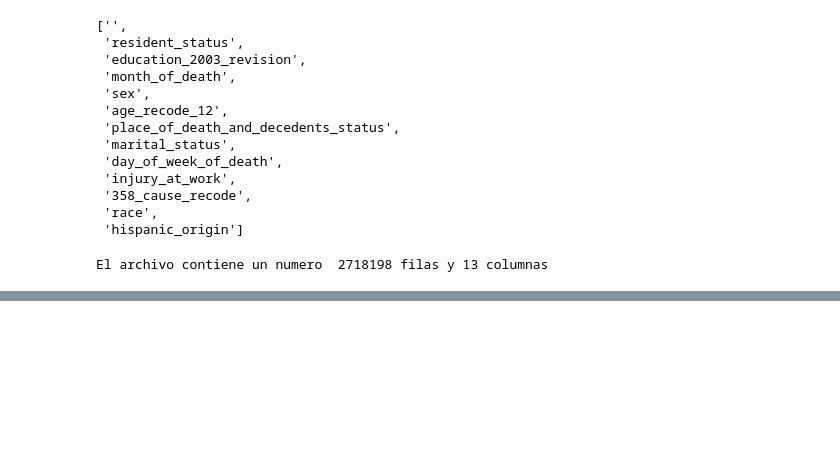
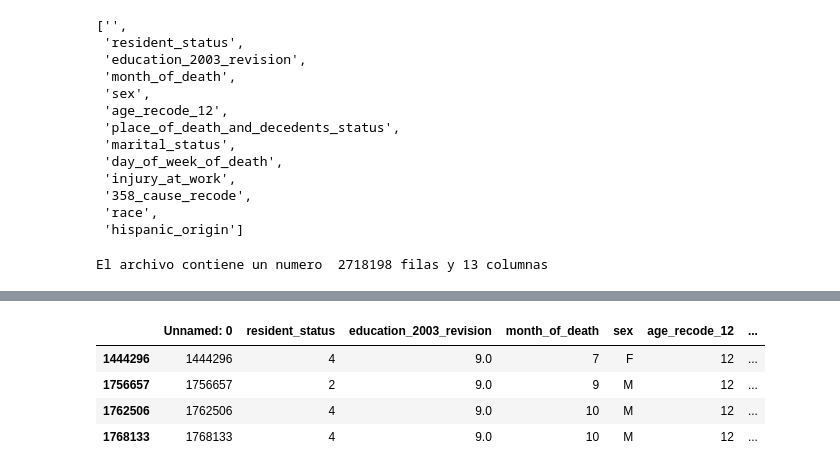
Before and after one commit to blackbrs/diplomado, a Jupyter notebook: Modulo 3/Laboratorio2Modulo3.ipynb, the cells around one changed output, grey strips where cells are left out. Cells and saved outputs as stored; diff of their text form; code cells hidden in the pictures; blank space fills up the shorter version.

```diff
--- a/Modulo 3/Laboratorio2Modulo3.ipynb
+++ b/Modulo 3/Laboratorio2Modulo3.ipynb
@@ -87,0 +158,10 @@ pd.read_json("D:\Diplomado\Laboratorios\Modulo 3\MuertesEstadosUnidos.js",orient
+# %%
+# Consulta 6: Conocer las personas que, se desconoce su lugar donde murieron, y su edad a la hora de morir
+muertes_desconocidas = datos_muertes[datos_muertes["place_of_death_and_decedents_status"] == 9]
+muertes_desconocidas[muertes_desconocidas["age_recode_12"] == 12]
+# %% [output]
+|  | Unnamed: 0 | resident_status | education_2003_revision | month_of_death | sex | age_recode_12 | ... |
+| 1444296 | 1444296 | 4 | 9.0 | 7 | F | 12 | ... |
+| 1756657 | 1756657 | 2 | 9.0 | 9 | M | 12 | ... |
+| 1762506 | 1762506 | 4 | 9.0 | 10 | M | 12 | ... |
+| 1768133 | 1768133 | 4 | 9.0 | 10 | M | 12 | ... |
```
Also changed, not shown: parts of 7 cells of this notebook, 5 other files.
